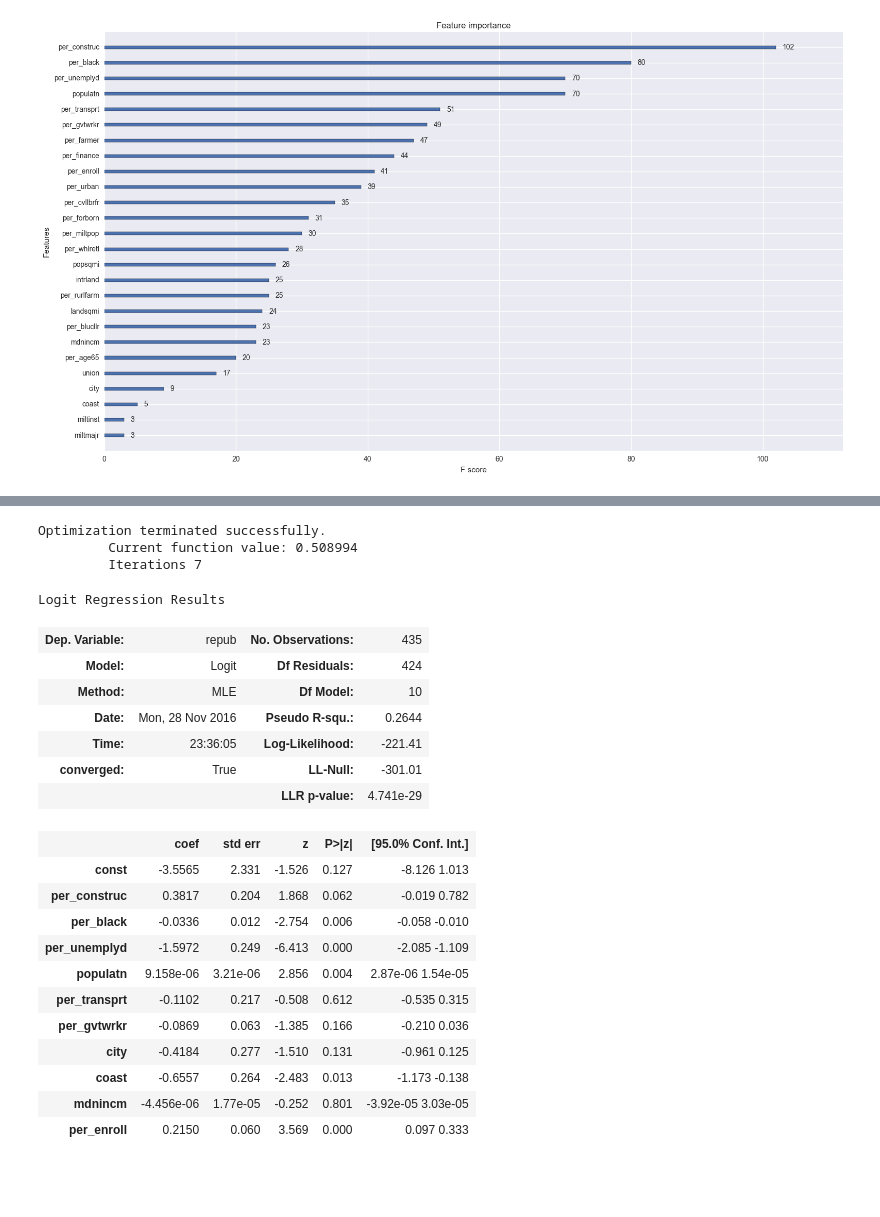
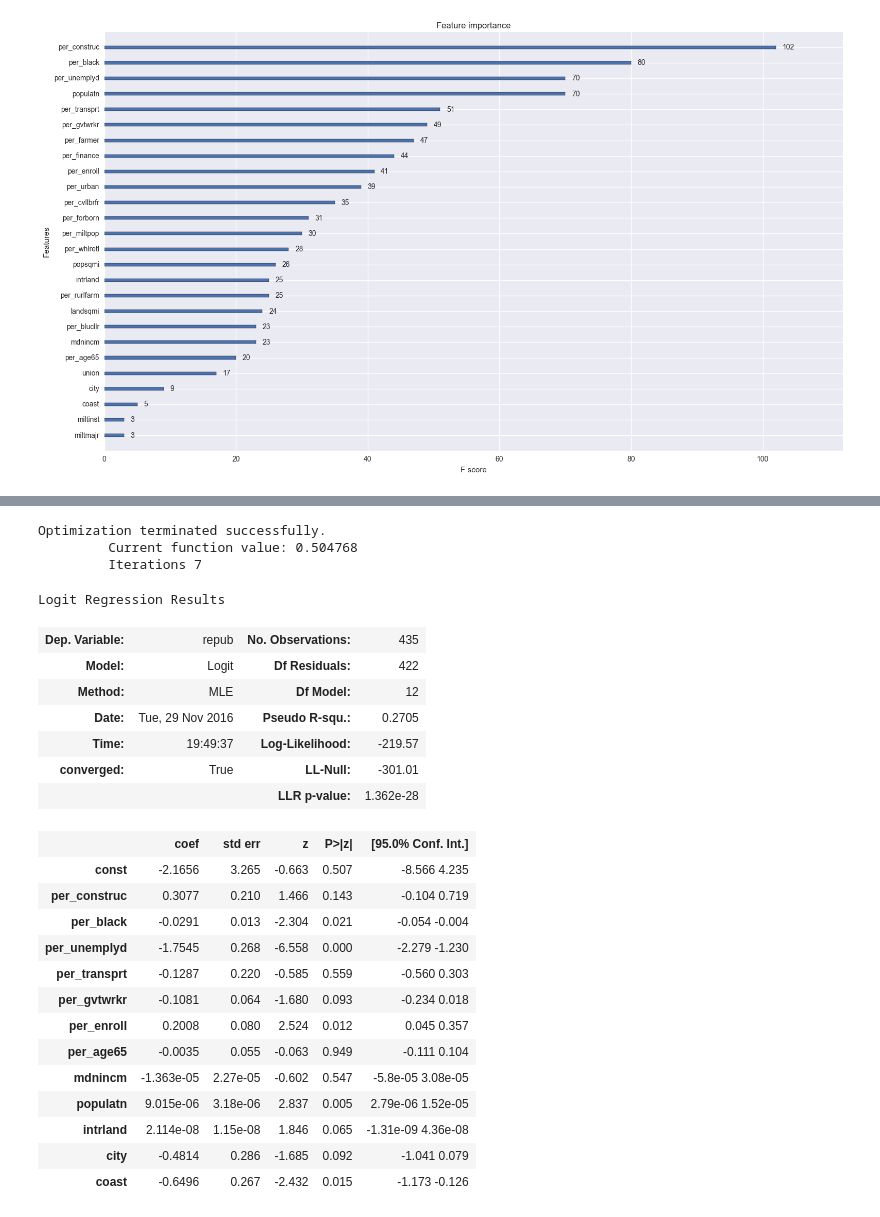
Before and after one commit to bfdykstra/data-science, a Jupyter notebook: Congressional Elections.ipynb, the cells around one changed output, grey strips where cells are left out. Drawn from its saved outputs; the diff is of its cells as text; code cells hidden in the pictures; blank space fills up the shorter version.

```diff
--- a/Congressional Elections.ipynb
+++ b/Congressional Elections.ipynb
@@ -293,34 +290,36 @@ I was right about unemployment and the black population playing a large role in
 # %%
-new_vars = ['per_construc', 'per_black', 'per_unemplyd', 'populatn', 'per_transprt', 'per_gvtwrkr', 'city', 'coast',
-           'mdnincm', 'per_enroll' ]
+new_vars = ['per_construc', 'per_black', 'per_unemplyd', 'per_transprt', 'per_gvtwrkr', 'per_enroll', 'per_age65',
+            'mdnincm','populatn',  'intrland', 'city', 'coast' ]
 new_x_const = sm.add_constant(congress[new_vars])
 
 new_model = Logit(congress.repub, new_x_const).fit()
 new_model.summary()
 # %% [output]
 Optimization terminated successfully.
-         Current function value: 0.508994
+         Current function value: 0.504768
          Iterations 7
 Logit Regression Results
 | Dep. Variable: | repub | No. Observations: | 435 |
-| Model: | Logit | Df Residuals: | 424 |
-| Method: | MLE | Df Model: | 10 |
-| Date: | Mon, 28 Nov 2016 | Pseudo R-squ.: | 0.2644 |
-| Time: | 23:36:05 | Log-Likelihood: | -221.41 |
+| Model: | Logit | Df Residuals: | 422 |
+| Method: | MLE | Df Model: | 12 |
+| Date: | Tue, 29 Nov 2016 | Pseudo R-squ.: | 0.2705 |
+| Time: | 19:49:37 | Log-Likelihood: | -219.57 |
 | converged: | True | LL-Null: | -301.01 |
-|  |  | LLR p-value: | 4.741e-29 |
+|  |  | LLR p-value: | 1.362e-28 |
 |  | coef | std err | z | P>|z| | [95.0% Conf. Int.] |
-| const | -3.5565 | 2.331 | -1.526 | 0.127 | -8.126 1.013 |
-| per_construc | 0.3817 | 0.204 | 1.868 | 0.062 | -0.019 0.782 |
-| per_black | -0.0336 | 0.012 | -2.754 | 0.006 | -0.058 -0.010 |
-| per_unemplyd | -1.5972 | 0.249 | -6.413 | 0.000 | -2.085 -1.109 |
-| populatn | 9.158e-06 | 3.21e-06 | 2.856 | 0.004 | 2.87e-06 1.54e-05 |
-| per_transprt | -0.1102 | 0.217 | -0.508 | 0.612 | -0.535 0.315 |
-| per_gvtwrkr | -0.0869 | 0.063 | -1.385 | 0.166 | -0.210 0.036 |
-| city | -0.4184 | 0.277 | -1.510 | 0.131 | -0.961 0.125 |
-| coast | -0.6557 | 0.264 | -2.483 | 0.013 | -1.173 -0.138 |
-| mdnincm | -4.456e-06 | 1.77e-05 | -0.252 | 0.801 | -3.92e-05 3.03e-05 |
-| per_enroll | 0.2150 | 0.060 | 3.569 | 0.000 | 0.097 0.333 |
+| const | -2.1656 | 3.265 | -0.663 | 0.507 | -8.566 4.235 |
+| per_construc | 0.3077 | 0.210 | 1.466 | 0.143 | -0.104 0.719 |
+| per_black | -0.0291 | 0.013 | -2.304 | 0.021 | -0.054 -0.004 |
+| per_unemplyd | -1.7545 | 0.268 | -6.558 | 0.000 | -2.279 -1.230 |
+| per_transprt | -0.1287 | 0.220 | -0.585 | 0.559 | -0.560 0.303 |
+| per_gvtwrkr | -0.1081 | 0.064 | -1.680 | 0.093 | -0.234 0.018 |
+| per_enroll | 0.2008 | 0.080 | 2.524 | 0.012 | 0.045 0.357 |
+| per_age65 | -0.0035 | 0.055 | -0.063 | 0.949 | -0.111 0.104 |
+| mdnincm | -1.363e-05 | 2.27e-05 | -0.602 | 0.547 | -5.8e-05 3.08e-05 |
+| populatn | 9.015e-06 | 3.18e-06 | 2.837 | 0.005 | 2.79e-06 1.52e-05 |
+| intrland | 2.114e-08 | 1.15e-08 | 1.846 | 0.065 | -1.31e-09 4.36e-08 |
+| city | -0.4814 | 0.286 | -1.685 | 0.092 | -1.041 0.079 |
+| coast | -0.6496 | 0.267 | -2.432 | 0.015 | -1.173 -0.126 |
 # %%
 new_predictions = np.array([1 if x >= 0.5 else 0 for x in new_model.predict()])
 
```
Also changed, not shown: parts of 19 cells of this notebook.
